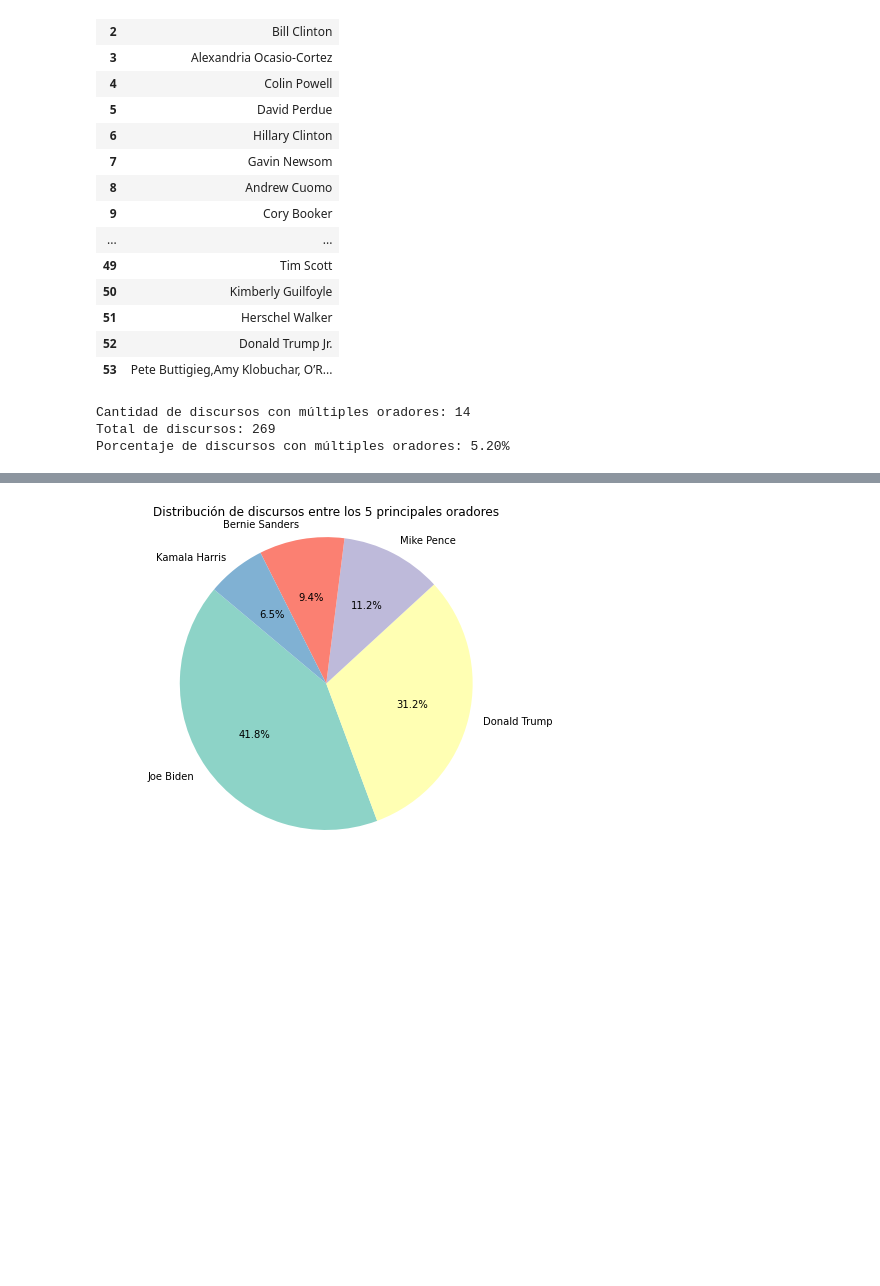
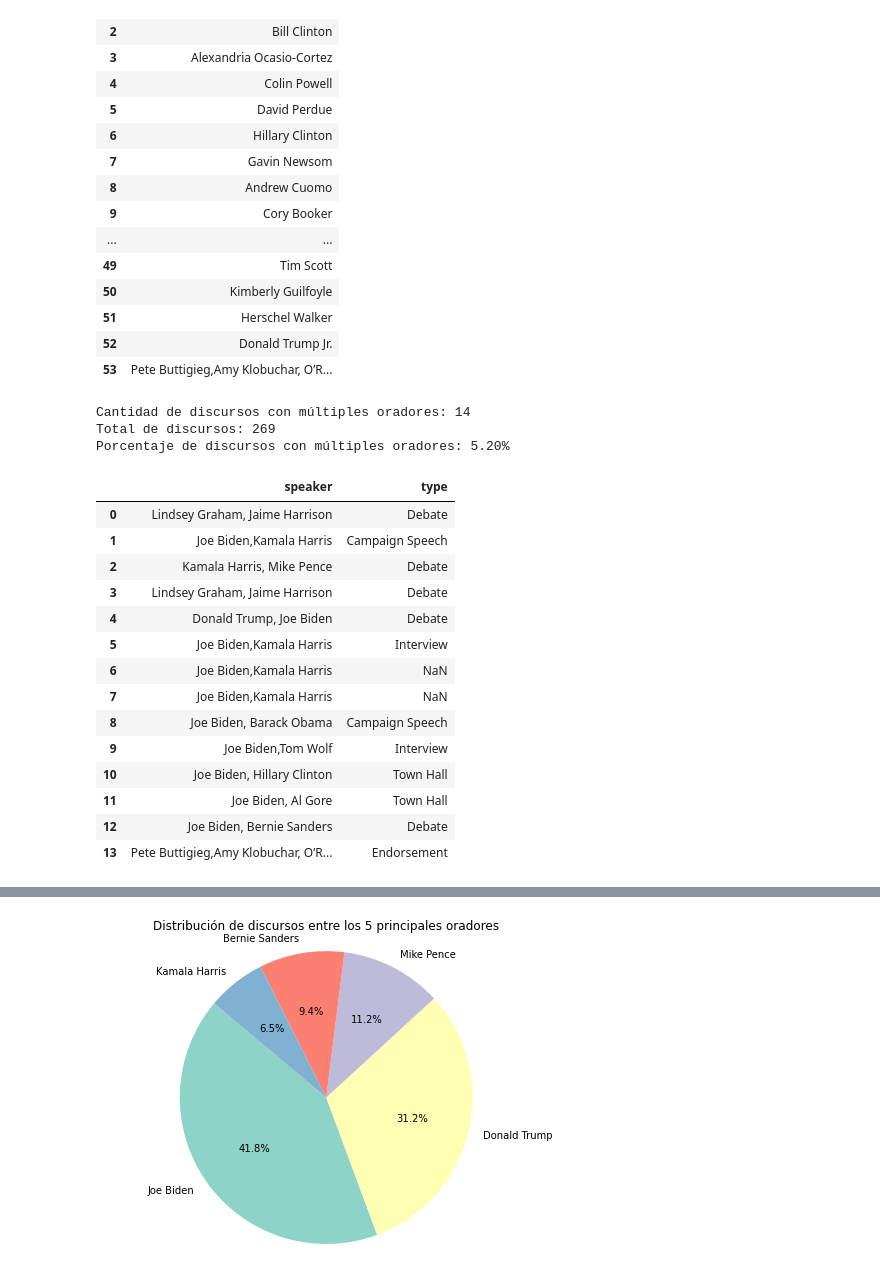
Before and after one commit to Jonathanrr98/intro-cd-tarea1, a Jupyter notebook: us2020_propuesta_estudiantes.ipynb, the cells around one changed output, grey strips where cells are left out. Drawn from its saved outputs; the diff is of its cells as text; code cells hidden in the pictures; blank space fills up the shorter version.

```diff
--- a/us2020_propuesta_estudiantes.ipynb
+++ b/us2020_propuesta_estudiantes.ipynb
@@ -219,16 +219,36 @@ Oradores/as con solo 1 discurso:
 # %%
 # Verificar cuántos registros tienen múltiples oradores (separados por coma)
 df_speeches['multiple_speakers'] = df_speeches['speaker'].str.contains(',', na=False)
+
 
 # Calcular cantidad y porcentaje
 cantidad_dobles = df_speeches['multiple_speakers'].sum()
 total_discursos = df_speeches.shape[0]
 porcentaje_dobles = (cantidad_dobles / total_discursos) * 100
 
 print(f"Cantidad de discursos con múltiples oradores: {cantidad_dobles}")
 print(f"Total de discursos: {total_discursos}")
 print(f"Porcentaje de discursos con múltiples oradores: {porcentaje_dobles:.2f}%")
+
+# Filtrar discursos con múltiples oradores
+df_multiples = df_speeches[df_speeches['multiple_speakers'] == True]
+display(df_multiples[['speaker','type']].reset_index(drop=True))
 # %% [output]
 Cantidad de discursos con múltiples oradores: 14
 Total de discursos: 269
 Porcentaje de discursos con múltiples oradores: 5.20%
+|  | speaker | type |
+| 0 | Lindsey Graham, Jaime Harrison | Debate |
+| 1 | Joe Biden,Kamala Harris | Campaign Speech |
+| 2 | Kamala Harris, Mike Pence | Debate |
+| 3 | Lindsey Graham, Jaime Harrison | Debate |
+| 4 | Donald Trump, Joe Biden | Debate |
+| 5 | Joe Biden,Kamala Harris | Interview |
+| 6 | Joe Biden,Kamala Harris | NaN |
+| 7 | Joe Biden,Kamala Harris | NaN |
+| 8 | Joe Biden, Barack Obama | Campaign Speech |
+| 9 | Joe Biden,Tom Wolf | Interview |
+| 10 | Joe Biden, Hillary Clinton | Town Hall |
+| 11 | Joe Biden, Al Gore | Town Hall |
+| 12 | Joe Biden, Bernie Sanders | Debate |
+| 13 | Pete Buttigieg,Amy Klobuchar, O’R... | Endorsement |
```
Also changed, not shown: parts of 4 cells of this notebook.
